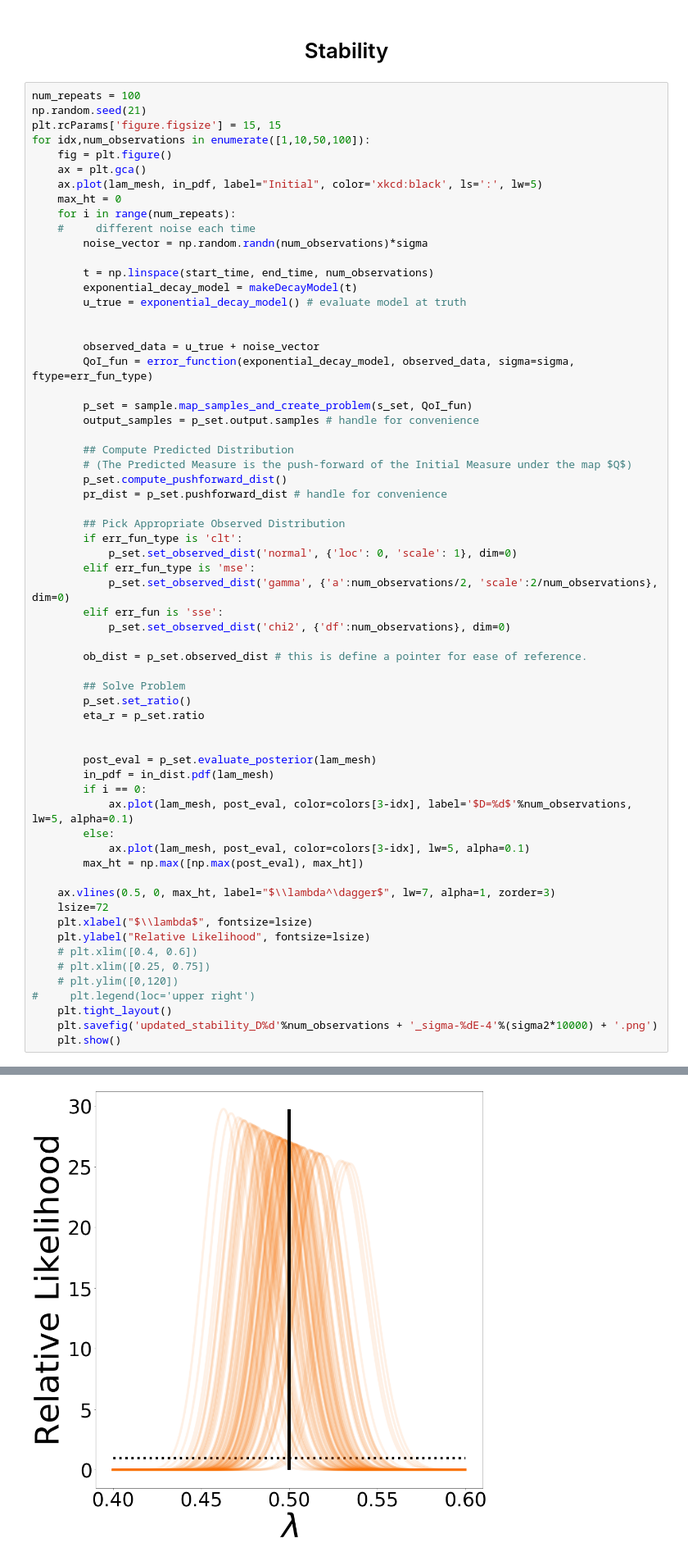
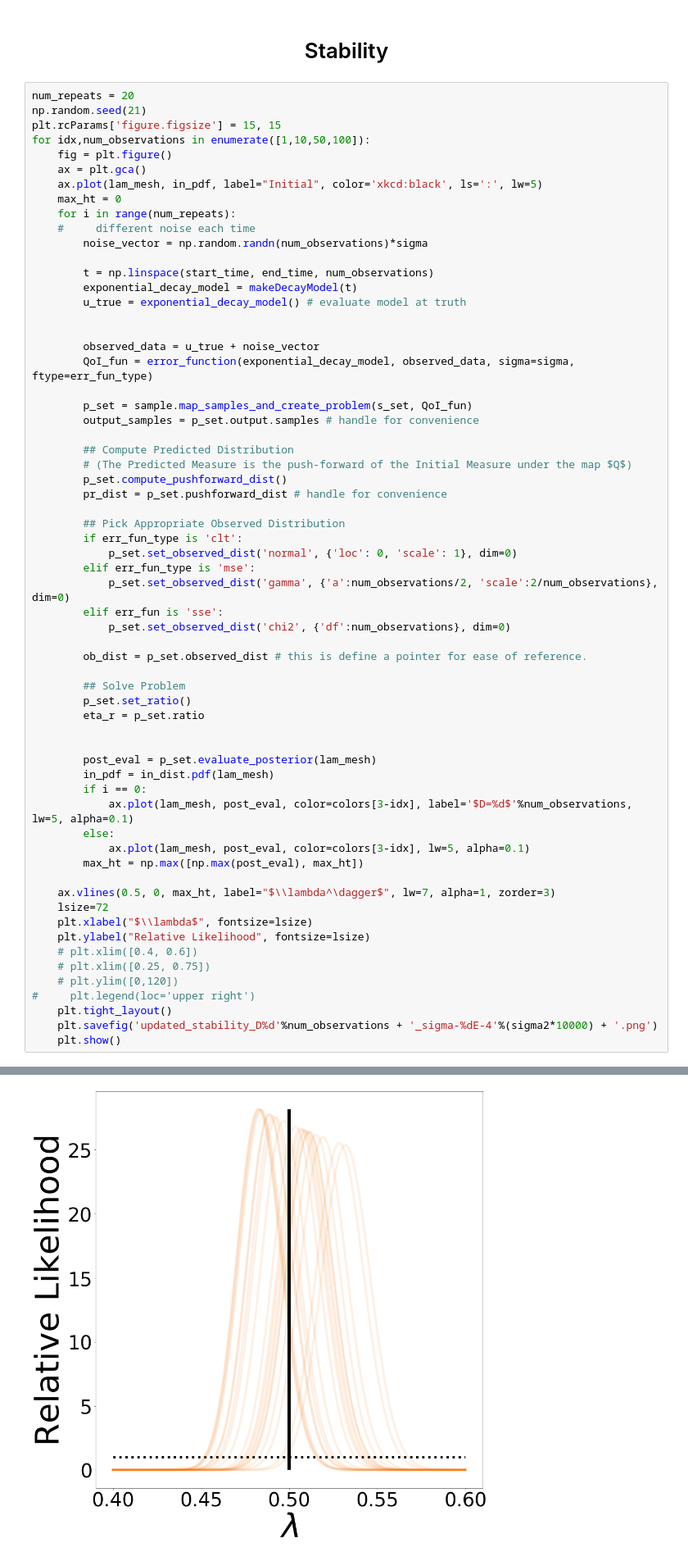
Before and after one commit to mathematicalmichael/jsm19, a Jupyter notebook: SIAM_CSE19_Poster.ipynb, the cells around one changed output, grey strips where cells are left out. Shown at 82% size. Drawn from its saved outputs; the diff is of its cells as text.

```diff
--- a/SIAM_CSE19_Poster.ipynb
+++ b/SIAM_CSE19_Poster.ipynb
@@ -252,7 +248,7 @@ plt.show()
 # %% [markdown]
 # <center> Stability
 # %%
-num_repeats = 100
+num_repeats = 20
 np.random.seed(21)
 plt.rcParams['figure.figsize'] = 15, 15
 for idx,num_observations in enumerate([1,10,50,100]):
@@ -320 +316 @@ for idx,num_observations in enumerate([1,10,50,100]):
-[figure, old version]
+[figure, new version]
```
Also changed, not shown: parts of 4 cells of this notebook, 6 other files.
